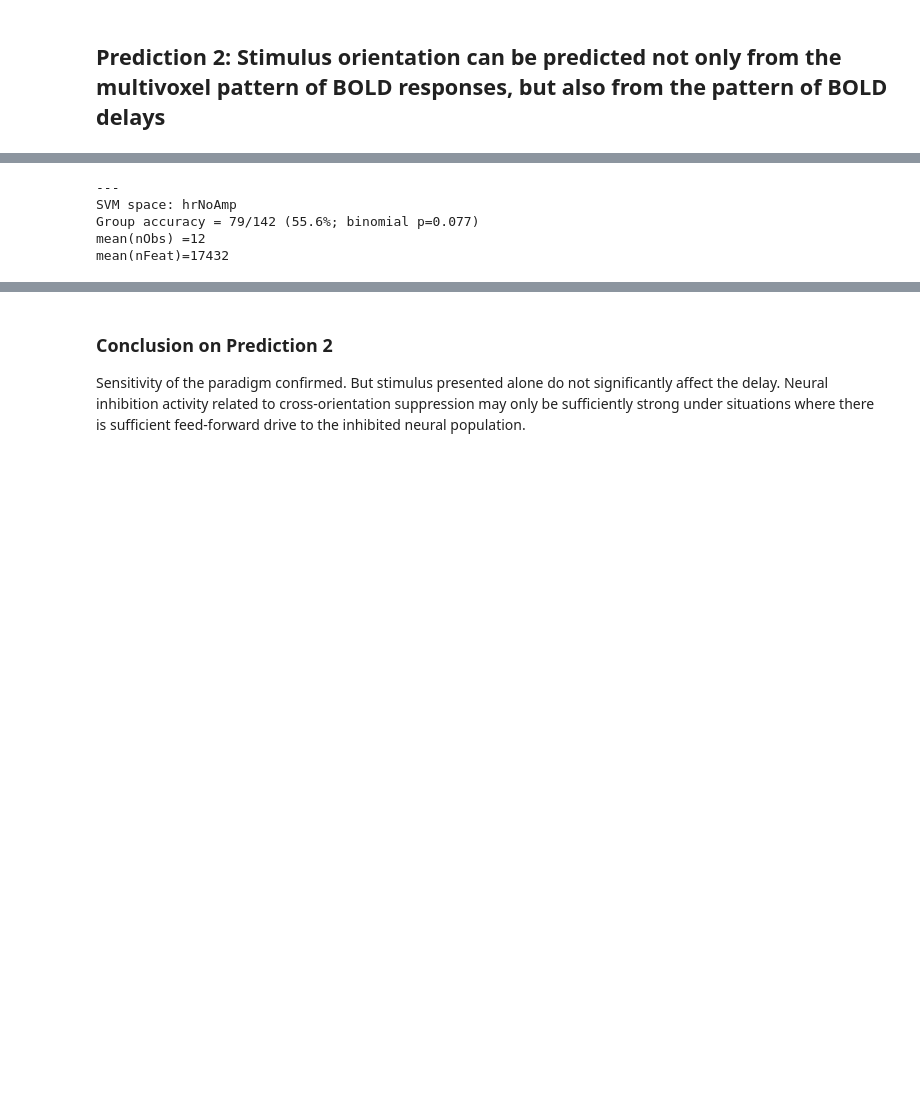
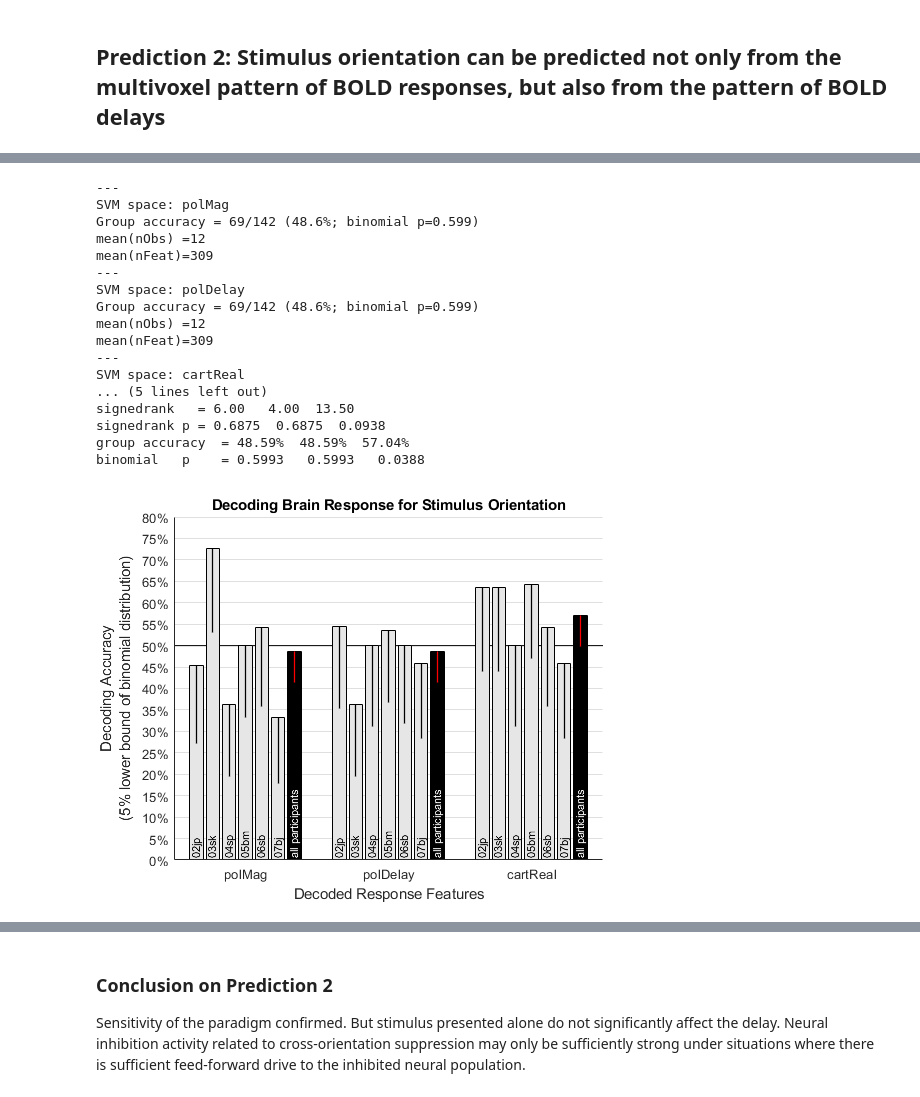
Before and after one commit to Proulx-S/HRdelay, a Jupyter notebook: neuroimaging/HRdelay.ipynb, the cells around one changed output, grey strips where cells are left out. Drawn from its saved outputs; the diff is of its cells as text; code cells hidden in the pictures; blank space fills up the shorter version.

```diff
--- a/neuroimaging/HRdelay.ipynb
+++ b/neuroimaging/HRdelay.ipynb
@@ -143,13 +159,42 @@ mean(nFeat)=17432
 # %%
-svmSpace = 'hrNoAmp';
+clear res
+
+svmSpace = 'polMag';
 resTmp = runDecoding(svmSpace);
 disp(['mean(nObs) =' num2str(round(mean(mean(resTmp.nObs,2),1)))])
 disp(['mean(nFeat)=' num2str(round(mean(mean(resTmp.nDim,2),1)))])
 res.(svmSpace) = resTmp;
+
+svmSpace = 'polDelay';
+resTmp = runDecoding(svmSpace);
+disp(['mean(nObs) =' num2str(round(mean(mean(resTmp.nObs,2),1)))])
+disp(['mean(nFeat)=' num2str(round(mean(mean(resTmp.nDim,2),1)))])
+res.(svmSpace) = resTmp;
+
+svmSpace = 'cartReal';
+resTmp = runDecoding(svmSpace);
+disp(['mean(nObs) =' num2str(round(mean(mean(resTmp.nObs,2),1)))])
+disp(['mean(nFeat)=' num2str(round(mean(mean(resTmp.nDim,2),1)))])
+res.(svmSpace) = resTmp;
+
+plotDecoding(res)
 # %% [output]
 ---
-SVM space: hrNoAmp
-Group accuracy = 79/142 (55.6%; binomial p=0.077)
+SVM space: polMag
+Group accuracy = 69/142 (48.6%; binomial p=0.599)
 mean(nObs) =12
-mean(nFeat)=17432
+mean(nFeat)=309
+---
+SVM space: polDelay
+Group accuracy = 69/142 (48.6%; binomial p=0.599)
+mean(nObs) =12
+mean(nFeat)=309
+---
+SVM space: cartReal
+... (5 lines left out)
+signedrank   = 6.00   4.00  13.50
+signedrank p = 0.6875  0.6875  0.0938
+group accuracy  = 48.59%  48.59%  57.04%
+binomial   p    = 0.5993   0.5993   0.0388
+[figure, added]
 # %%
```
Also changed, not shown: parts of 10 cells of this notebook, 1 other file.
